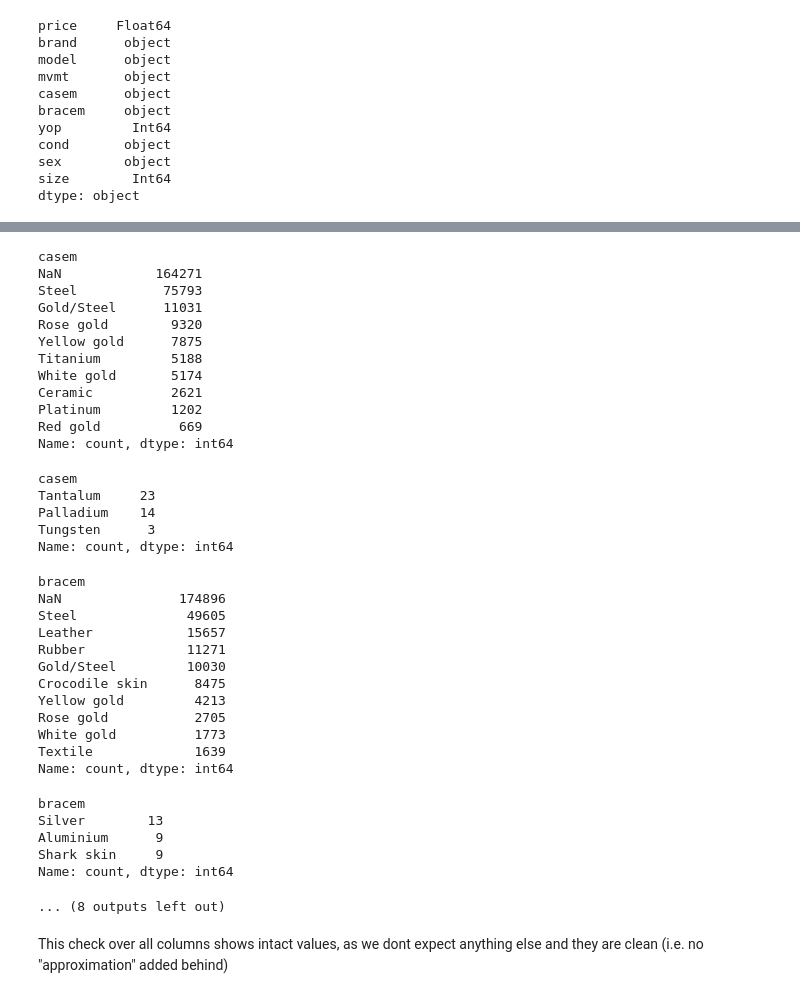
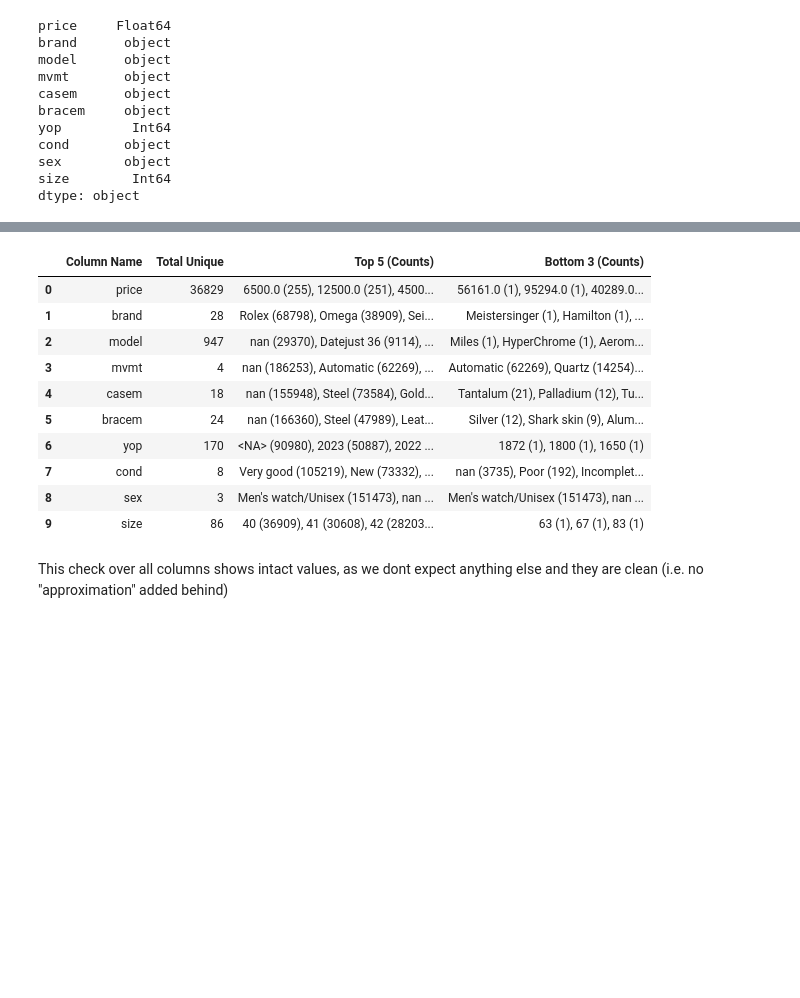
Before and after one commit to Aspescha/CodingAtHSG, a Jupyter notebook: LuxuryWatches.ipynb, the cells around one changed output, grey strips where cells are left out. Cells and saved outputs as stored; diff of their text form; code cells hidden in the pictures; blank space fills up the shorter version.

```diff
--- a/LuxuryWatches.ipynb
+++ b/LuxuryWatches.ipynb
@@ -552,8 +552,33 @@ sex        object
 size        Int64
 dtype: object
 # %%
-# Show the top 10 most common and 3 least common entries in each column
+summary_rows = []
+
 for col in watch_data.columns:
-    display(watch_data[col].value_counts(dropna=False).head(10))
-    display(watch_data[col].value_counts(dropna=False).tail(3))
+    # Get the full value counts, including NaNs
+    counts = watch_data[col].value_counts(dropna=False)
+
+    # Extract top 5 and bottom 3
+    top_5 = counts.head(5)
+    bottom_3 = counts.tail(3)
+
+    # Format them into readable strings like "Value (Count), Value (Count)"
+    top_str = ", ".join([f"{val} ({count})" for val, count in top_5.items()])
+    bottom_str = ", ".join([f"{val} ({count})" for val, count in bottom_3.items()])
+
+    # Append to our summary list
+    summary_rows.append({
+        'Column Name': col,
+        'Total Unique': len(counts),
+        'Top 5 (Counts)': top_str,
+        'Bottom 3 (Counts)': bottom_str
+    })
+
+# Convert the list to a DataFrame
+summary_df = pd.DataFrame(summary_rows)
+
+# Optional: This pandas setting ensures the long text wraps nicely in your notebook
+# rather than truncating with "..."
+with pd.option_context('display.max_colwidth', None):
+    display(summary_df)
 # %% [output]
@@ -622,38 +585,14 @@ Name: count, dtype: int64
-casem
-NaN            164271
-Steel           75793
-Gold/Steel      11031
-Rose gold        9320
-Yellow gold      7875
-Titanium         5188
-White gold       5174
-Ceramic          2621
-Platinum         1202
-Red gold          669
-Name: count, dtype: int64
-casem
-Tantalum     23
-Palladium    14
-Tungsten      3
-Name: count, dtype: int64
-bracem
-NaN               174896
-Steel              49605
-Leather            15657
-Rubber             11271
-Gold/Steel         10030
-Crocodile skin      8475
-Yellow gold         4213
-Rose gold           2705
-White gold          1773
-Textile             1639
-Name: count, dtype: int64
-bracem
-Silver        13
-Aluminium      9
-Shark skin     9
-Name: count, dtype: int64
-... (8 outputs left out)
+|  | Column Name | Total Unique | Top 5 (Counts) | Bottom 3 (Counts) |
+| 0 | price | 36829 | 6500.0 (255), 12500.0 (251), 4500... | 56161.0 (1), 95294.0 (1), 40289.0... |
+| 1 | brand | 28 | Rolex (68798), Omega (38909), Sei... | Meistersinger (1), Hamilton (1), ... |
+| 2 | model | 947 | nan (29370), Datejust 36 (9114), ... | Miles (1), HyperChrome (1), Aerom... |
+| 3 | mvmt | 4 | nan (186253), Automatic (62269), ... | Automatic (62269), Quartz (14254)... |
+| 4 | casem | 18 | nan (155948), Steel (73584), Gold... | Tantalum (21), Palladium (12), Tu... |
+| 5 | bracem | 24 | nan (166360), Steel (47989), Leat... | Silver (12), Shark skin (9), Alum... |
+| 6 | yop | 170 | <NA> (90980), 2023 (50887), 2022 ... | 1872 (1), 1800 (1), 1650 (1) |
+| 7 | cond | 8 | Very good (105219), New (73332), ... | nan (3735), Poor (192), Incomplet... |
+| 8 | sex | 3 | Men's watch/Unisex (151473), nan ... | Men's watch/Unisex (151473), nan ... |
+| 9 | size | 86 | 40 (36909), 41 (30608), 42 (28203... | 63 (1), 67 (1), 83 (1) |
 # %% [markdown]
 This check over all columns shows intact values, as we dont expect anything else and they are clean (i.e. no "approximation" added behind)
 # %%
```
Also changed, not shown: parts of 4 cells of this notebook.
